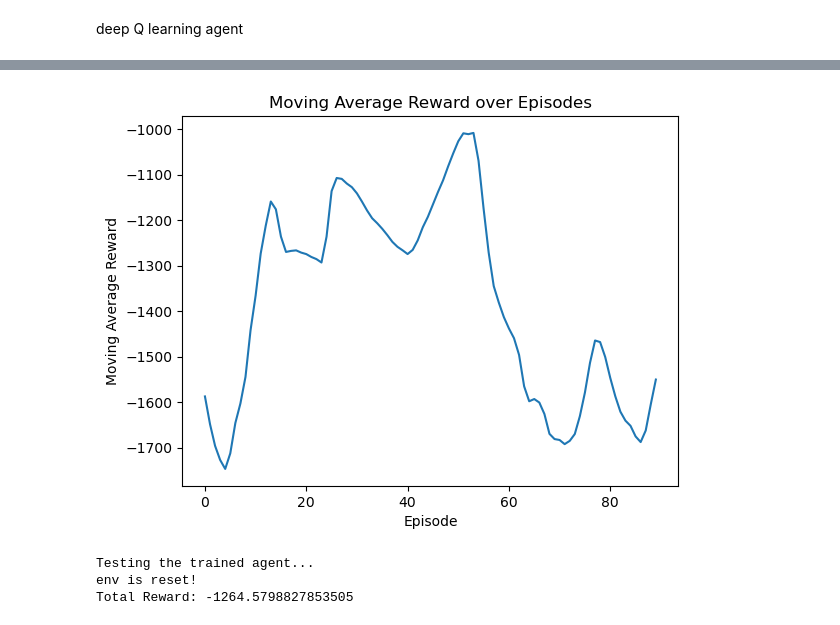
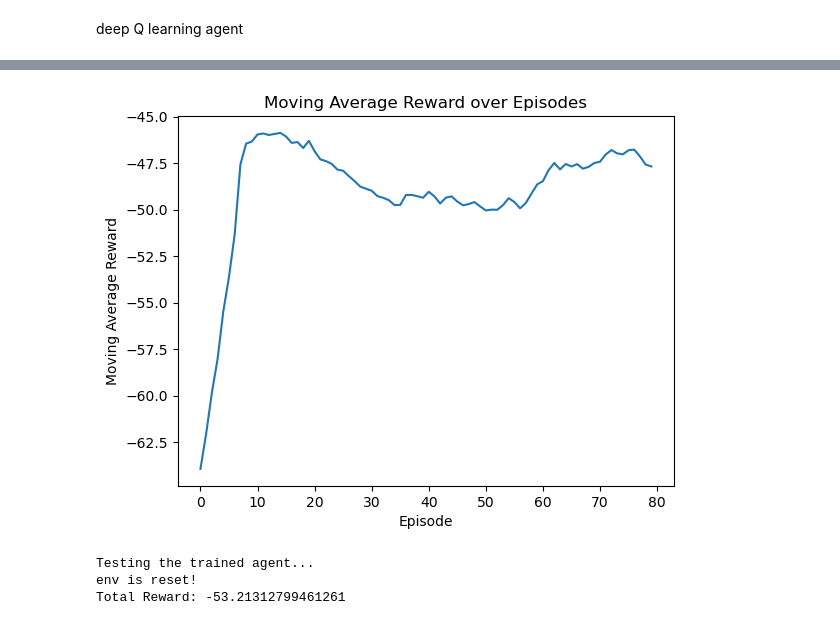
Before and after one commit to YangyangFu/dynax, a Jupyter notebook: resources/jax/drl/dqn-rc.ipynb, the cells around one changed output, grey strips where cells are left out. Drawn from its saved outputs; the diff is of its cells as text; code cells hidden in the pictures.

```diff
--- a/resources/jax/drl/dqn-rc.ipynb
+++ b/resources/jax/drl/dqn-rc.ipynb
@@ -130,9 +130,9 @@ np.random.seed(seed)
 # Train the agent
 import env
 ts = 195*24*3600
-ndays = 7
+ndays = 1
 te = ndays*24*3600 + ts
-weights = [1., 1., 1.] # for energy cost, dT, du
+weights = [10., 1., 0.] # for energy cost, dT, du
 cop = 1.0
 
 env = gym.make("R4C3Discrete-v0",
@@ -152,13 +152,13 @@ env = gym.make("R4C3Discrete-v0",
 
 state_dim = env.observation_space.shape[0]
 action_dim = env.action_space.n
+learning_rate = 1e-04
+agent = DQNAgent(state_dim, action_dim, learning_rate=learning_rate, gamma=0.99, epsilon=1.0, epsilon_decay=0.98, epsilon_min=0.05, batch_size=128)
 
-agent = DQNAgent(state_dim, action_dim, learning_rate=0.001, gamma=0.99, epsilon=1.0, epsilon_decay=0.99, epsilon_min=0.01, batch_size=128)
-
-n_episodes = 500
+n_episodes = 100
 reward_history = []
 reward_threshold=175 # env.spec.reward_threshold
-solved_window = 50
+solved_window = 20
 
 for episode in range(n_episodes):
     state, _ = env.reset(seed=0)
@@ -221,18 +220,18 @@ KeyboardInterrupt:
 # %%
 # plot training
-def plot_moving_average_reward(episode_rewards, window_size=10):
+def plot_moving_average_reward(episode_rewards, window_size=20):
     cumsum_rewards = np.cumsum(episode_rewards)
     moving_avg_rewards = (cumsum_rewards[window_size:] - cumsum_rewards[:-window_size]) / window_size
 
     plt.plot(moving_avg_rewards)
     plt.xlabel('Episode')
     plt.ylabel('Moving Average Reward')
     plt.title('Moving Average Reward over Episodes')
     plt.show()
 
 plot_moving_average_reward(reward_history)
 # %% [output]
-[figure, old version]
+[figure, new version]
 # %%
 # need a virtual display for rendering in docker
 from pyvirtualdisplay import Display
@@ -243,7 +242,7 @@ from IPython import display as ipythondisplay
 # Test the trained agent
 
 print("\nTesting the trained agent...")
-state, _ = env.reset()
+state, _ = env.reset(seed=0)
 state = jnp.array(state, dtype=jnp.float32)
 
 total_reward = 0
@@ -252,14 +251,13 @@ pre_screen = env.render()
 step_in_episode = 0
 actions = []
 Tz = [state[1]]
-P = [state[4]]
-To = [state[2]]
+P = [state[6]]
+To = [state[4]]
 
 while not done:
     action = agent.act(state, apply_epsilon=False)
     next_state, reward, done, _, _ = env.step(action)
     next_state = jnp.array(next_state, dtype=jnp.float32)
-    screen = env.render()
     state = next_state
     total_reward += reward
     step_in_episode += 1
@@ -267,15 +265,15 @@ while not done:
     # save for future use
     actions.append(action)
     Tz.append(next_state[1])
-    P.append(next_state[4])
-    To.append(next_state[2])
+    P.append(next_state[6])
+    To.append(next_state[4])
 print(f"Total Reward: {total_reward}")
 
 env.close()
 # %% [output]
 Testing the trained agent...
 env is reset!
-Total Reward: -1264.5798827853505
+Total Reward: -53.21312799461261
 # %%
 
 n_days = step_in_episode*dt // (3600*24)
```
Also changed, not shown: parts of 4 cells of this notebook, 19 other files.
